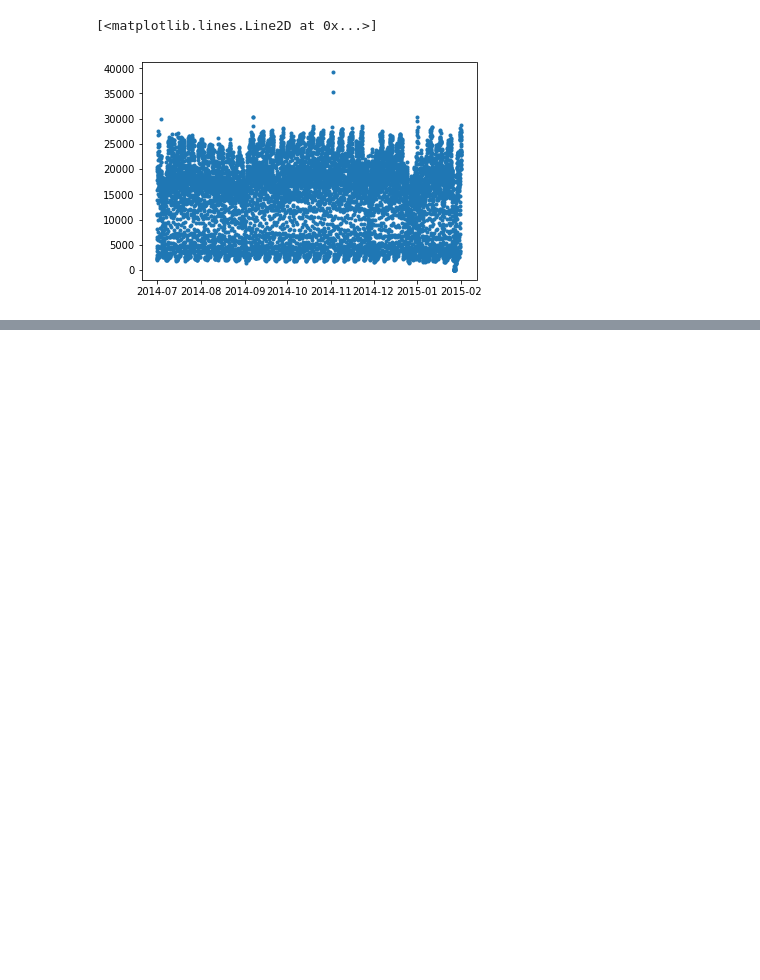
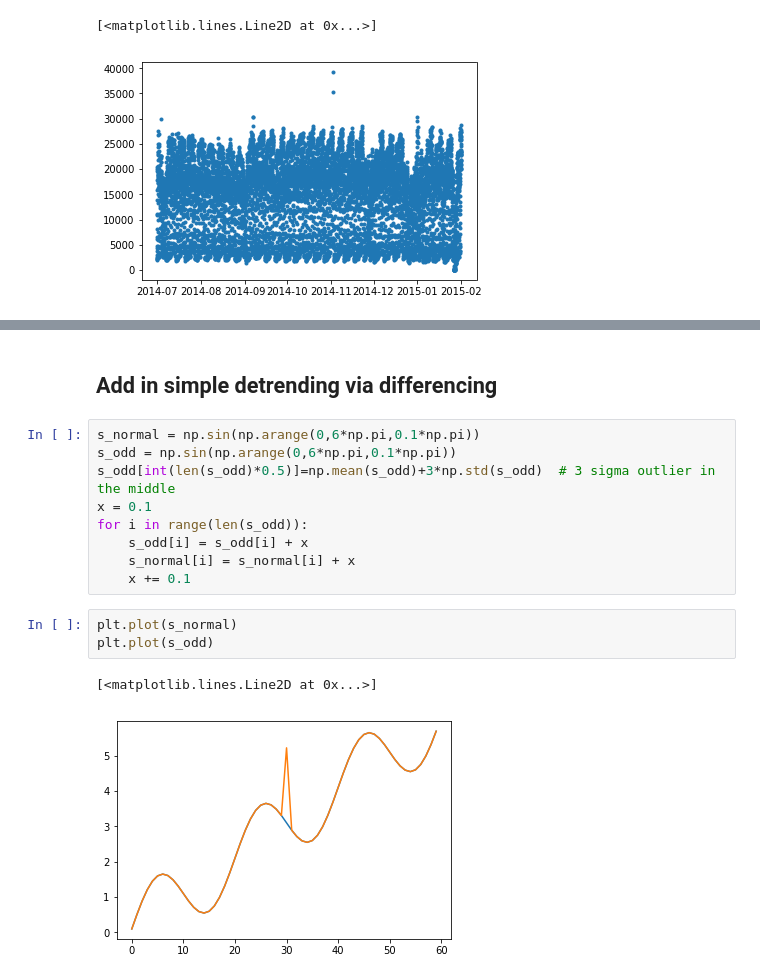
Before and after one commit to mtpatter/kaiba, a Jupyter notebook: notebooks/example-outliers.ipynb, the cells around one changed output, grey strips where cells are left out. Drawn from its saved outputs; the diff is of its cells as text; blank space fills up the shorter version.

Commit message:
Update outlier notebook for detrending

```diff
--- a/notebooks/example-outliers.ipynb
+++ b/notebooks/example-outliers.ipynb
@@ -160,3 +169,20 @@ oddDF
 | 5954 | 2014-11-02 01:00:00 | 39197 | 2014-11-02 01:00:00 |
 | 5955 | 2014-11-02 01:30:00 | 35212 | 2014-11-02 01:30:00 |
 | 10086 | 2015-01-27 03:00:00 | 8 | 2015-01-27 03:00:00 |
+# %% [markdown]
+## Add in simple detrending via differencing
+# %%
+s_normal = np.sin(np.arange(0,6*np.pi,0.1*np.pi))
+s_odd = np.sin(np.arange(0,6*np.pi,0.1*np.pi))
+s_odd[int(len(s_odd)*0.5)]=np.mean(s_odd)+3*np.std(s_odd)  # 3 sigma outlier in the middle
+x = 0.1
+for i in range(len(s_odd)):
+    s_odd[i] = s_odd[i] + x
+    s_normal[i] = s_normal[i] + x
+    x += 0.1
+# %%
+plt.plot(s_normal)
+plt.plot(s_odd)
+# %% [output]
+[<matplotlib.lines.Line2D at 0x...>]
+[figure, added]
```
Also changed, not shown: parts of 14 cells of this notebook.
